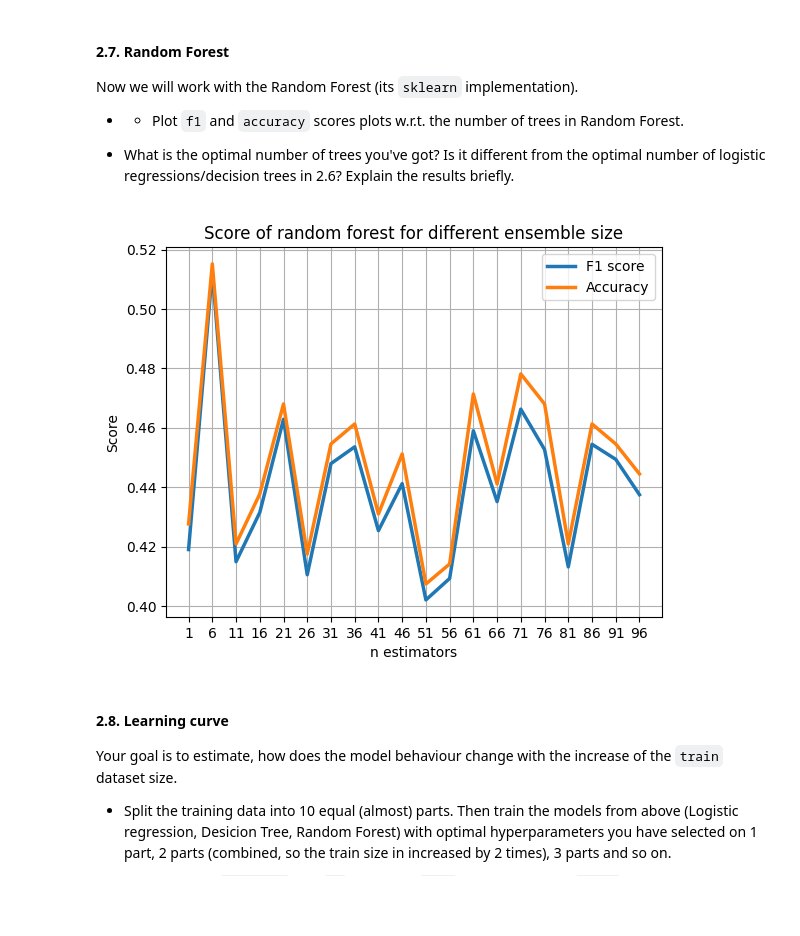
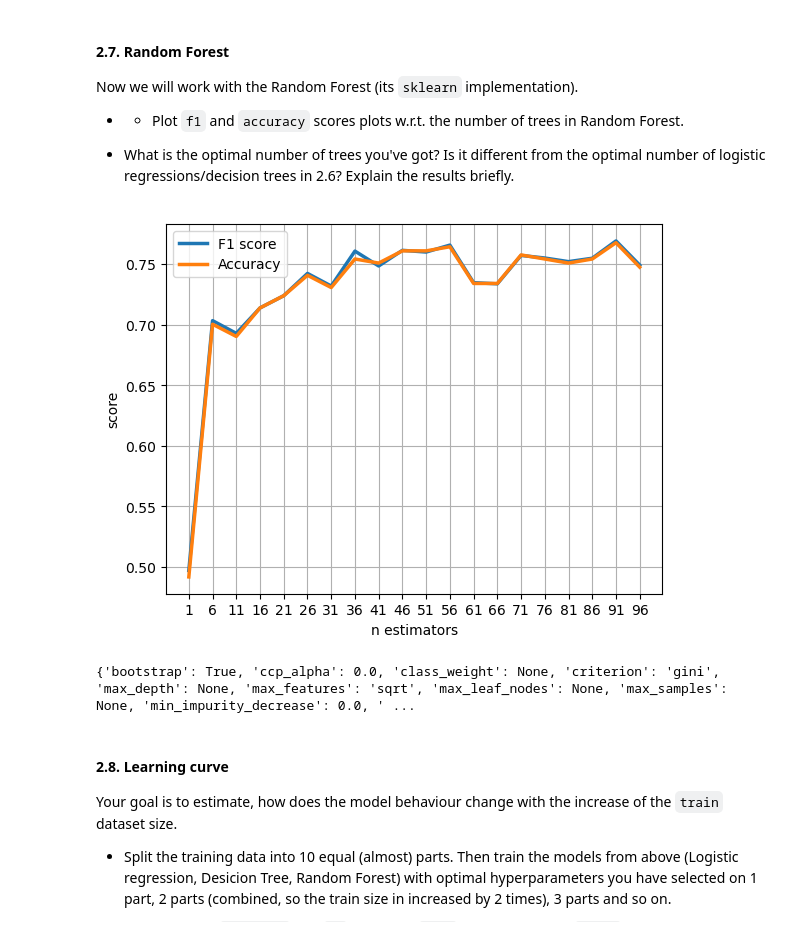
Before and after one commit to romaz21/ml-course, a Jupyter notebook: homeworks/lab01_ml_pipeline/lab01_part2_ml_pipeline.ipynb, the cells around one changed output. Drawn from its saved outputs; the diff is of its cells as text; code cells hidden in the pictures; blank space fills up the shorter version.

```diff
--- a/homeworks/lab01_ml_pipeline/lab01_part2_ml_pipeline.ipynb
+++ b/homeworks/lab01_ml_pipeline/lab01_part2_ml_pipeline.ipynb
@@ -338,6 +269,6 @@ plot_roc(y_test, grid_search.predict_proba(X_test))
 # %%
 dt_params = grid_search.best_params_
 # %%
-y_pred = grid_search.best_estimator_.predict(X_test)
+y_pred = grid_search.best_estimator_.predict(X_test_pca)
 print(f1_score(y_test, y_pred, average="macro"),  accuracy_score(y_test, y_pred))
 # %% [output]
@@ -364,7 +295,8 @@ We will build two ensembles: of logistic regressions and of decision trees.
 * How do you think, are the hyperparameters for the decision trees you found in 2.5 optimal for trees used in ensemble?
 # %%
 for i in range(2, 101, 5):
-    model = LogisticRegression(multi_class="multinomial", solver="saga", tol=1e-3, **{key: val for key, val in lr_params.items()})
+    model = LogisticRegression(multi_class="multinomial", solver="saga", tol=1e-3, **lr_params)
+    #model = LogisticRegression(multi_class="multinomial", solver="saga", tol=1e-3, **{key: val for key, val in lr_params.items()})
     bagging = BaggingClassifier(model, i)
     with warnings.catch_warnings():
         warnings.filterwarnings("ignore", category=ConvergenceWarning)
@@ -395,6 +327,6 @@ for i in range(2, 101, 5):
 # %%
 for i in range(1, 101, 5):
-    model = DecisionTreeClassifier(**{key: val for key, val in dt_params.items()})
+    model = DecisionTreeClassifier(**dt_params)
     bagging = BaggingClassifier(model, i)
     with warnings.catch_warnings():
         warnings.filterwarnings("ignore", category=ConvergenceWarning)
@@ -433,24 +365,27 @@ Now we will work with the Random Forest (its `sklearn` implementation).
 f1_scores=[]
 acc_scores = []
 for i in range(1, 101, 5):
-    model = RandomForestClassifier(n_estimators=i, **{key: val for key, val in dt_params.items()})
+    model = RandomForestClassifier(n_estimators=i)
     model.fit(X_train_pca, y_train)
     y_pred = model.predict(X_test_pca)
     f1_scores.append(f1_score(y_test, y_pred, average="macro"))
     acc_scores.append(accuracy_score(y_test, y_pred))
     #print(i, f1_score(y_test, y_pred, average="macro"),  accuracy_score(y_test, y_pred))
 # %%
-plt.title("Score of random forest for different ensemble size")
 plt.plot(range(1, 101, 5), f1_scores, label="F1 score", linewidth=2.5)
 plt.plot(range(1, 101, 5), acc_scores, label="Accuracy", linewidth=2.5)
 plt.xlabel("n estimators")
 plt.xticks(range(1, 101, 5))
-plt.ylabel("Score")
+plt.ylabel("score")
 plt.grid()
 plt.legend()
 plt.show()
 # %% [output]
-[figure, old version]
+[figure, new version]
+# %%
+print(model.get_params())
+# %% [output]
+{'bootstrap': True, 'ccp_alpha': 0.0, 'class_weight': None, 'criterion': 'gini', 'max_depth': None, 'max_features': 'sqrt', 'max_leaf_nodes': None, 'max_samples': None, 'min_impurity_decrease': 0.0, ' ...
 # %% [markdown]
 #### 2.8. Learning curve
 Your goal is to estimate, how does the model behaviour change with the increase of the `train` dataset size.
```
Also changed, not shown: parts of 28 cells of this notebook, 5 other files.
